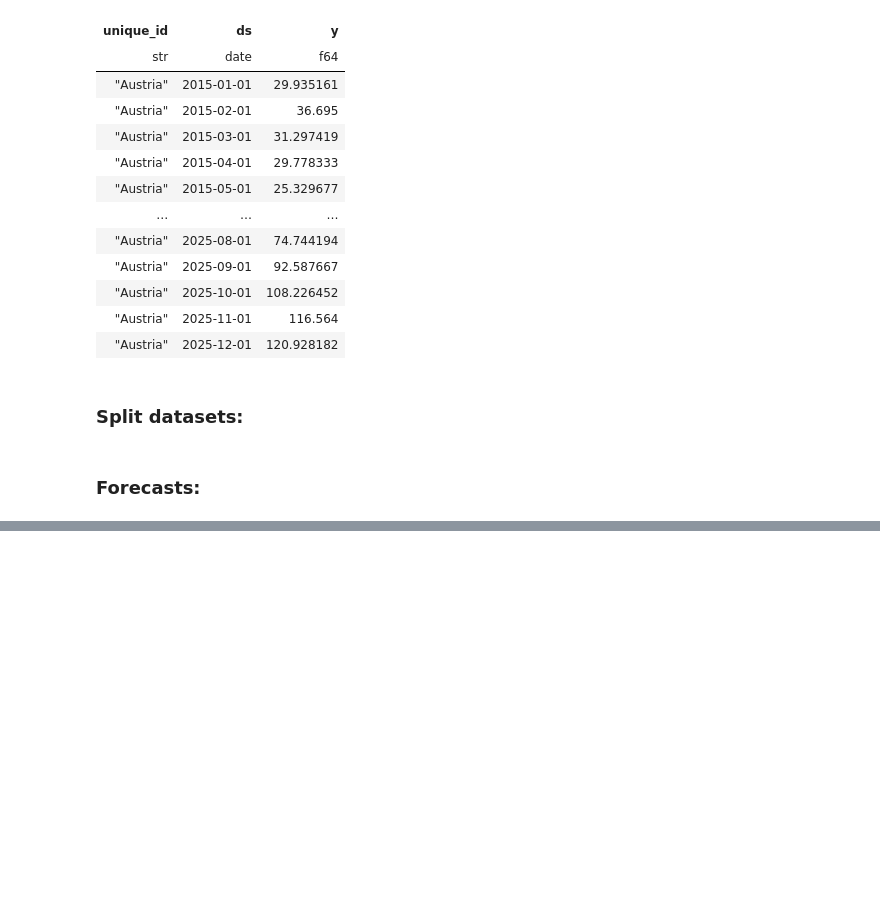
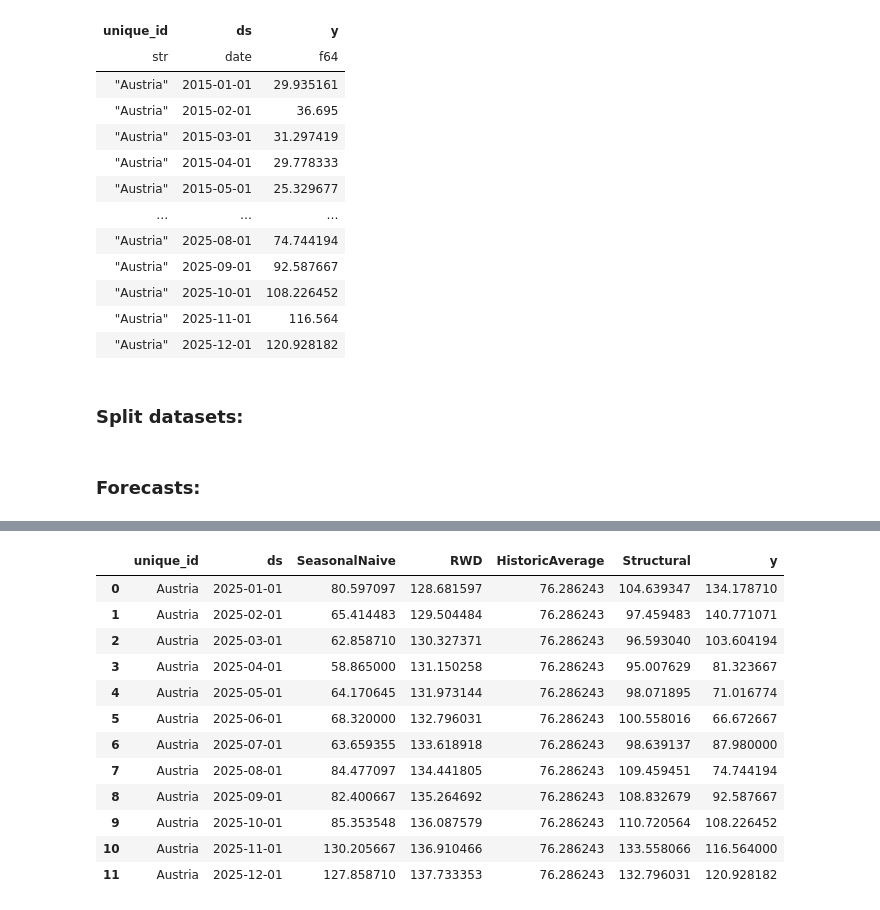
Before and after one commit to L-Schlosser/TIS3_CapstoneProject, a Jupyter notebook: code/welt_project.ipynb, the cells around one changed output, grey strips where cells are left out. Saved outputs shown, nothing was run; the diff lists cells and outputs as text; code cells hidden in the pictures; blank space fills up the shorter version.

```diff
--- a/code/welt_project.ipynb
+++ b/code/welt_project.ipynb
@@ -114,7 +114,7 @@ daily_train = daily_df[daily_df["ds"] < pd.to_datetime("2024-01-01")]
 daily_val = daily_df[(daily_df["ds"] >= pd.to_datetime("2025-01-01")) & (daily_df["ds"] < pd.to_datetime("2026-01-01"))]
 daily_test = None
 # %%
-monthly_train = monthly_df[monthly_df["ds"] < pd.to_datetime("2024-01-01")]
+monthly_train = monthly_df[monthly_df["ds"] < pd.to_datetime("2025-01-01")]
 monthly_val = monthly_df[(monthly_df["ds"] >= pd.to_datetime("2025-01-01")) & (monthly_df["ds"] < pd.to_datetime("2026-01-01"))]
 monthly_test = None
 # %% [markdown]
@@ -144,5 +143,5 @@ stat_daily_test = stat_daily_test.merge(daily_test, on=["unique_id", "ds"])
 # %%
-sf = StatsForecast(
+sf_monthly = StatsForecast(
     models=[
         SeasonalNaive(season_length=HORIZON_MONTHLY),
         RandomWalkWithDrift(),
@@ -152,14 +151,13 @@ sf = StatsForecast(
     n_jobs=1
 )
 
-stat_monthly_val = sf.forecast(df=monthly_train, h=HORIZON_MONTHLY, )
-stat_monthly_test = sf.forecast(df=pd.concat([monthly_train, monthly_val]), h=HORIZON_MONTHLY)
+stat_monthly_val = sf_monthly.forecast(df=monthly_train, h=HORIZON_MONTHLY)
+stat_monthly_test = sf_monthly.forecast(df=pd.concat([monthly_train, monthly_val]), h=HORIZON_MONTHLY)
 
 for forecast in [stat_monthly_val, stat_monthly_test]:
     forecast["Structural"] = (forecast["SeasonalNaive"] + forecast["RWD"]) / 2
 
-stat_monthly_val = stat_monthly_val.merge(monthly_val, on=["unique_id", "ds"])
-stat_monthly_test = stat_monthly_test.merge(monthly_test, on=["unique_id", "ds"])
+stat_monthly_val = stat_monthly_val.merge(monthly_val, on=["unique_id", "ds"], how="left")
 # %%
 stat_daily_val
 # %% [output]
@@ -178,0 +177,16 @@ stat_daily_val
+# %%
+stat_monthly_val
+# %% [output]
+|  | unique_id | ds | SeasonalNaive | RWD | HistoricAverage | Structural | y |
+| 0 | Austria | 2025-01-01 | 80.597097 | 128.681597 | 76.286243 | 104.639347 | 134.178710 |
+| 1 | Austria | 2025-02-01 | 65.414483 | 129.504484 | 76.286243 | 97.459483 | 140.771071 |
+| 2 | Austria | 2025-03-01 | 62.858710 | 130.327371 | 76.286243 | 96.593040 | 103.604194 |
+| 3 | Austria | 2025-04-01 | 58.865000 | 131.150258 | 76.286243 | 95.007629 | 81.323667 |
+| 4 | Austria | 2025-05-01 | 64.170645 | 131.973144 | 76.286243 | 98.071895 | 71.016774 |
+| 5 | Austria | 2025-06-01 | 68.320000 | 132.796031 | 76.286243 | 100.558016 | 66.672667 |
+| 6 | Austria | 2025-07-01 | 63.659355 | 133.618918 | 76.286243 | 98.639137 | 87.980000 |
+| 7 | Austria | 2025-08-01 | 84.477097 | 134.441805 | 76.286243 | 109.459451 | 74.744194 |
+| 8 | Austria | 2025-09-01 | 82.400667 | 135.264692 | 76.286243 | 108.832679 | 92.587667 |
+| 9 | Austria | 2025-10-01 | 85.353548 | 136.087579 | 76.286243 | 110.720564 | 108.226452 |
+| 10 | Austria | 2025-11-01 | 130.205667 | 136.910466 | 76.286243 | 133.558066 | 116.564000 |
+| 11 | Austria | 2025-12-01 | 127.858710 | 137.733353 | 76.286243 | 132.796031 | 120.928182 |
```
Also changed, not shown: parts of 3 cells of this notebook.
